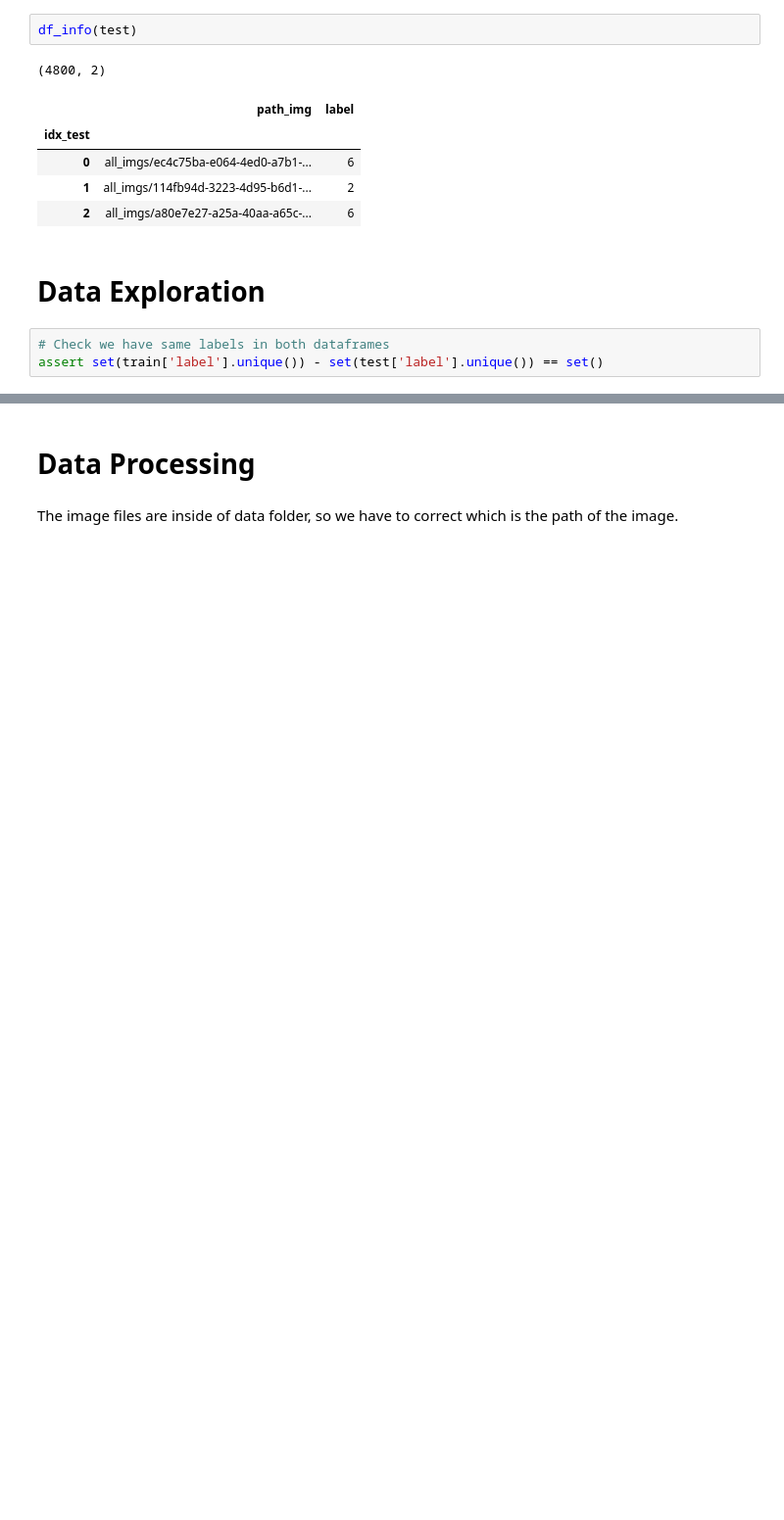
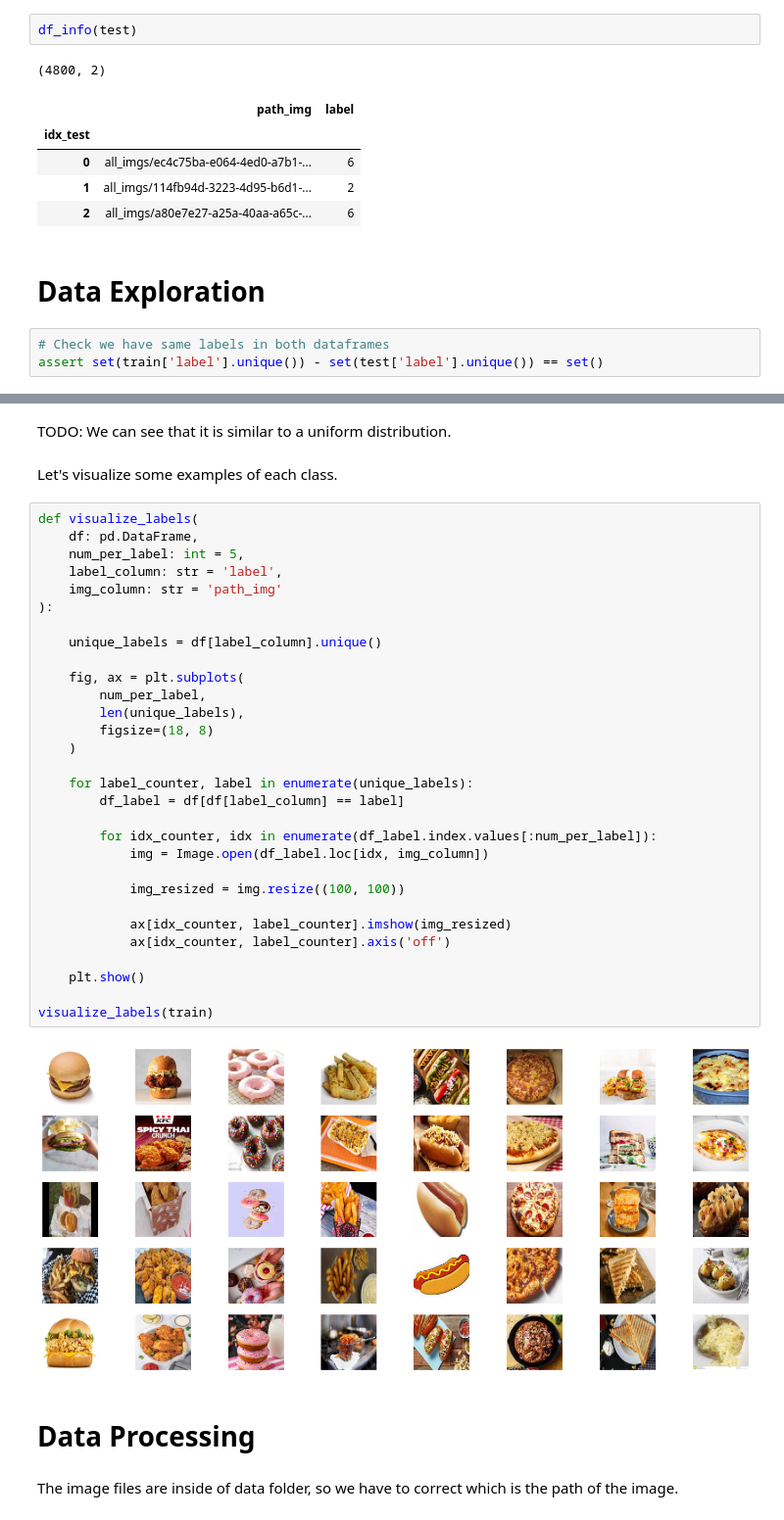
Before and after one commit to Savitar-Hub/image-classification, a Jupyter notebook: food-classification/01. Data Processing.ipynb, the cells around one changed output, grey strips where cells are left out. Shown at 98% size. Saved outputs shown, nothing was run; the diff lists cells and outputs as text; blank space fills up the shorter version.

```diff
--- a/food-classification/01. Data Processing.ipynb
+++ b/food-classification/01. Data Processing.ipynb
@@ -46,3 +58,39 @@ array([6, 2, 5, 7, 4, 3, 0, 1])
+# %% [markdown]
+TODO: We can see that it is similar to a uniform distribution.
+# %% [markdown]
+Let's visualize some examples of each class.
+# %%
+def visualize_labels(
+    df: pd.DataFrame,
+    num_per_label: int = 5,
+    label_column: str = 'label',
+    img_column: str = 'path_img'
+):
+
+    unique_labels = df[label_column].unique()
+
+    fig, ax = plt.subplots(
+        num_per_label,
+        len(unique_labels),
+        figsize=(18, 8)
+    )
+
+    for label_counter, label in enumerate(unique_labels):
+        df_label = df[df[label_column] == label]
+
+        for idx_counter, idx in enumerate(df_label.index.values[:num_per_label]):
+            img = Image.open(df_label.loc[idx, img_column])
+
+            img_resized = img.resize((100, 100))
+
+            ax[idx_counter, label_counter].imshow(img_resized)
+            ax[idx_counter, label_counter].axis('off')
+
+    plt.show()
+
+visualize_labels(train)
+# %% [output]
+[figure, added]
 # %% [markdown]
 # Data Processing
 # %% [markdown]
```
Also changed, not shown: parts of 6 cells of this notebook, 1 other file.
